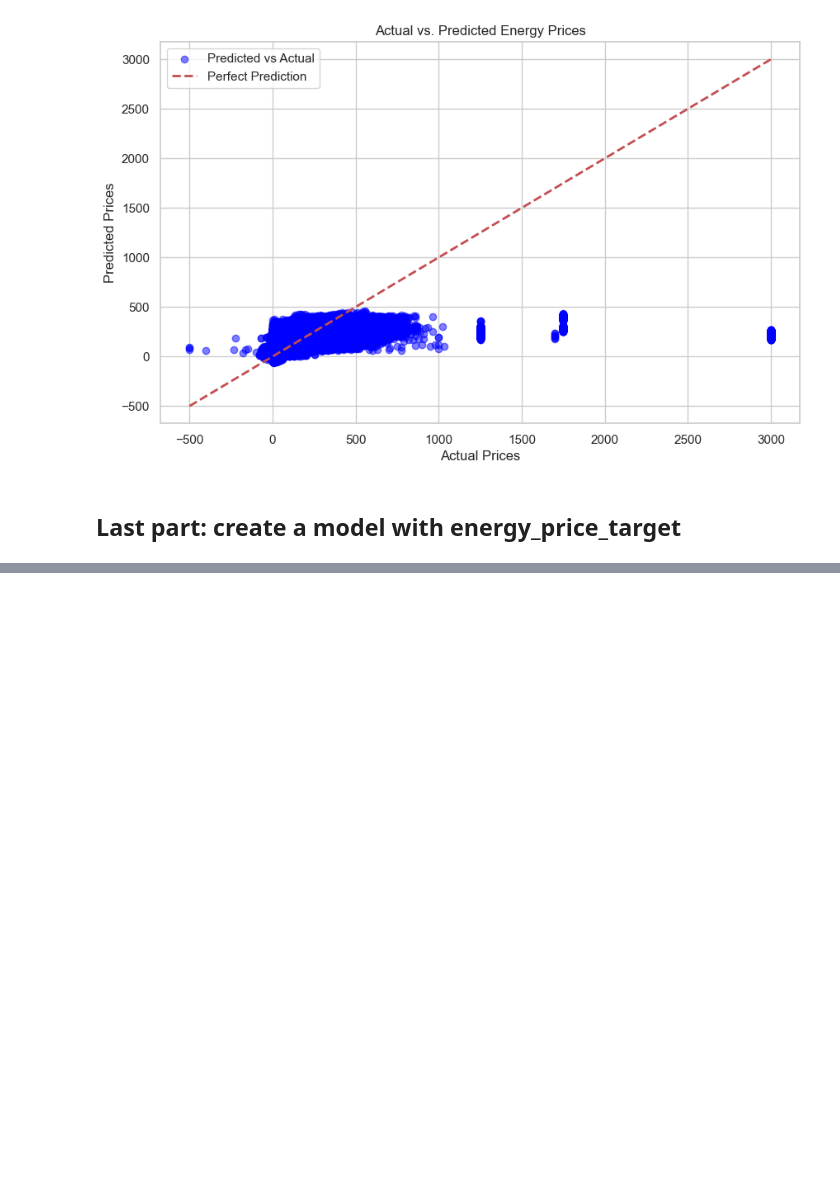
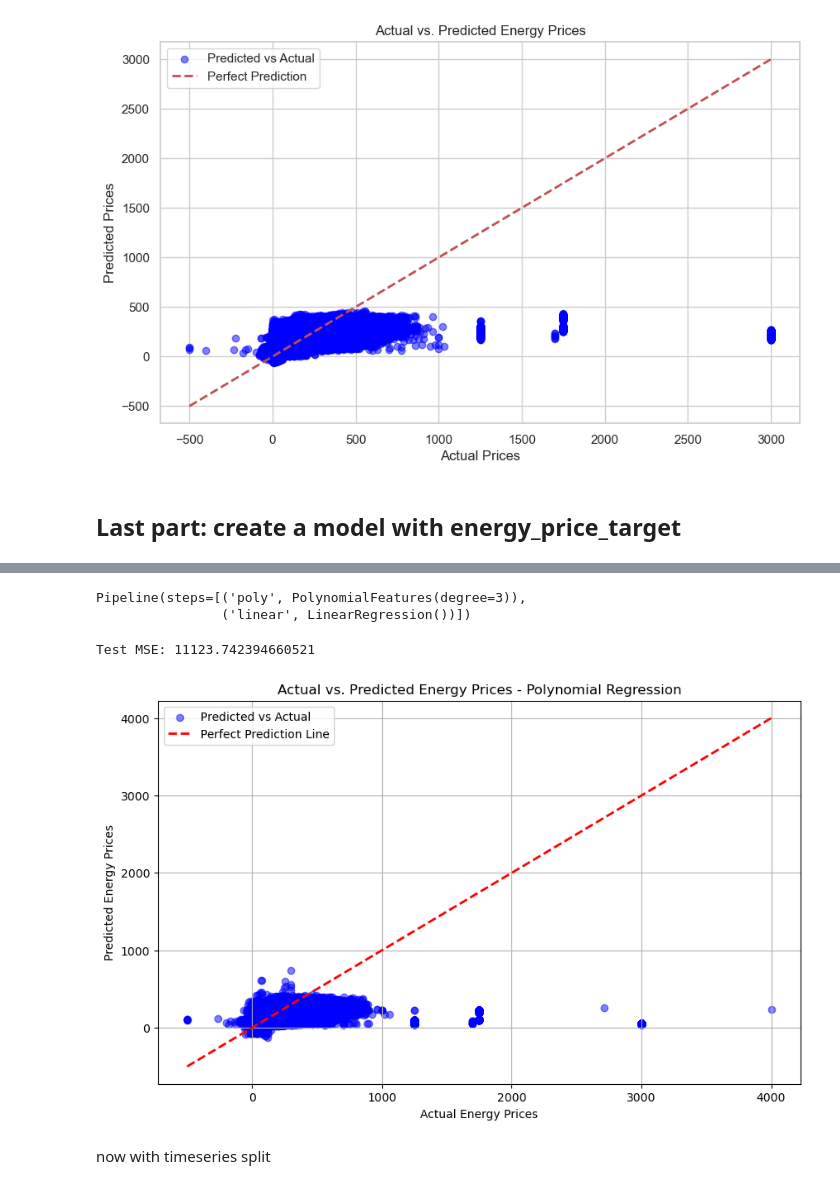
Before and after one commit to hertiemlteam/machine_learning, a Jupyter notebook: modeling_notebook.ipynb, the cells around one changed output, grey strips where cells are left out. Saved outputs shown, nothing was run; the diff lists cells and outputs as text; code cells hidden in the pictures; blank space fills up the shorter version.

```diff
--- a/modeling_notebook.ipynb
+++ b/modeling_notebook.ipynb
@@ -761,0 +1002,10 @@ KeyError: 'energy_price_target'
+# %%
+energy_features = ['biomass', 'gas', 'nuclear','weekend','year_2021','year_2022','year_2023']
+#time_features = [col for col in X_train.columns if col.startswith('year_')]
+#col.startswith('month_') or
+# Combine the lists
+features_to_keep = energy_features
+#+ time_features
+# %%
+X_train = X_train[features_to_keep]
+X_test = X_test[features_to_keep]
@@ -761,0 +1022,43 @@ KeyError: 'energy_price_target'
+# %%
+degree = 3  # You can adjust this degree based on how complex you want the model to be
+
+# Create a pipeline that first transforms the data to polynomial features, then fits a linear model
+model = Pipeline([
+    ('poly', PolynomialFeatures(degree=degree)),
+    ('linear', LinearRegression())
+])
+
+# Fit the model
+model.fit(X_train, y_train)
+# %% [output]
+Pipeline(steps=[('poly', PolynomialFeatures(degree=3)),
+                ('linear', LinearRegression())])
+# %%
+y_pred = model.predict(X_test)
+
+# Calculate the MSE
+mse = mean_squared_error(y_test, y_pred)
+print(f'Test MSE: {mse}')
+# %% [output]
+Test MSE: 11123.742394660521
+# %%
+import matplotlib.pyplot as plt
+
+# Create a scatter plot of actual vs predicted values
+plt.figure(figsize=(10, 6))
+plt.scatter(y_test, y_pred, alpha=0.5, color='blue', label='Predicted vs Actual')
+plt.plot([y_test.min(), y_test.max()], [y_test.min(), y_test.max()], 'r--', lw=2, label='Perfect Prediction Line')
+
+# Adding labels and title to the plot
+plt.xlabel('Actual Energy Prices')
+plt.ylabel('Predicted Energy Prices')
+plt.title('Actual vs. Predicted Energy Prices - Polynomial Regression')
+plt.legend()
+plt.grid(True)
+
+# Show the plot
+plt.show()
+# %% [output]
+[figure, added]
+# %% [markdown]
+now with timeseries split
```
Also changed, not shown: parts of 30 cells of this notebook.
